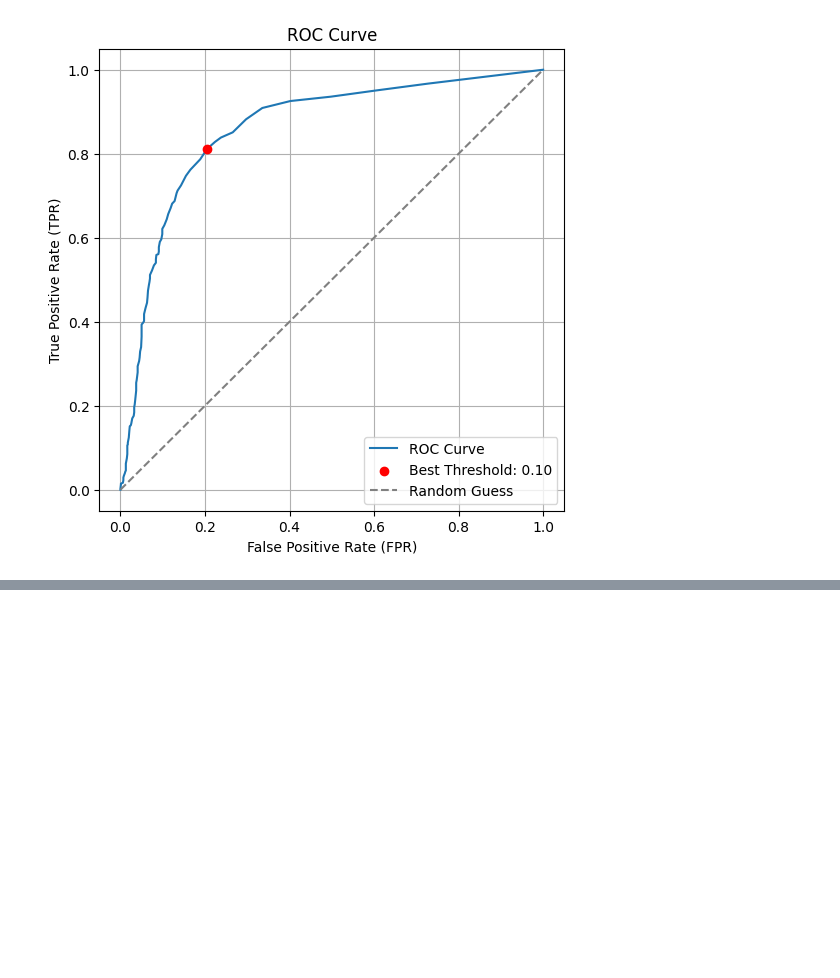
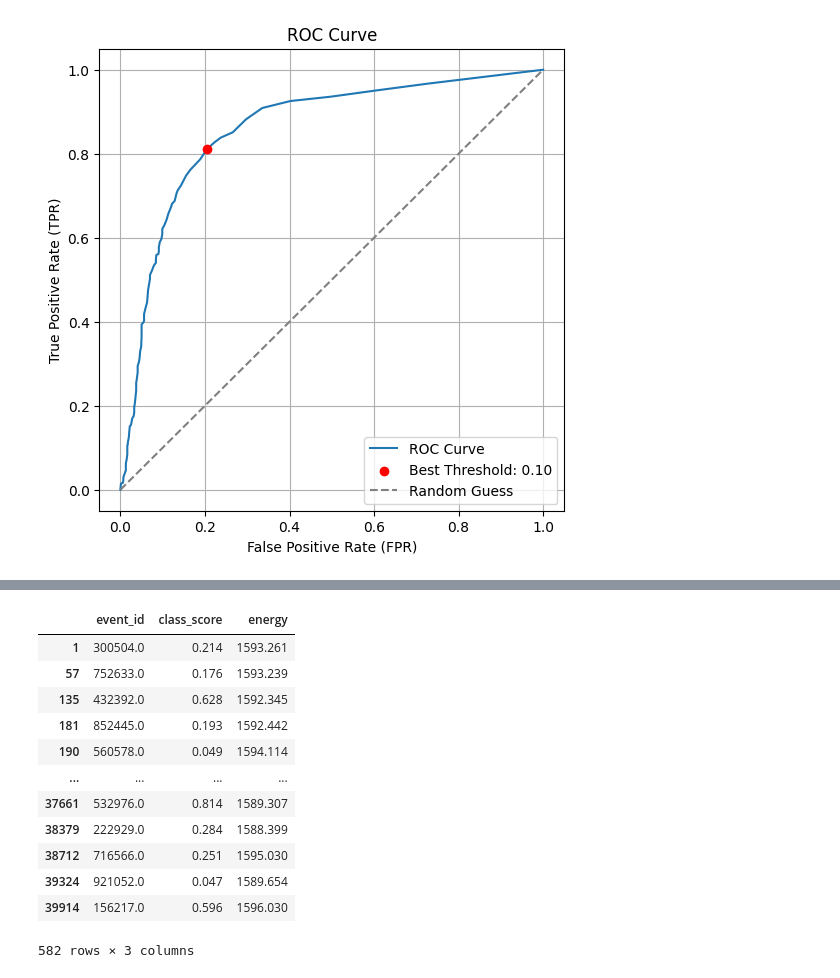
Before and after one commit to TangyKiwi/DSC-291-Final-Project, a Jupyter notebook: scripts/detectorsABCcut_Kevin.ipynb, the cells around one changed output, grey strips where cells are left out. Cells and saved outputs as stored; diff of their text form; code cells hidden in the pictures; blank space fills up the shorter version.

```diff
--- a/scripts/detectorsABCcut_Kevin.ipynb
+++ b/scripts/detectorsABCcut_Kevin.ipynb
@@ -366,0 +377,16 @@ Detector Target, TPR: 0.8421052631578947, FPR: 0.20588235294117646
+# %%
+pd.concat([B_signal_energy, B_signal_baseline])
+# %% [output]
+|  | event_id | class_score | energy |
+| 1 | 300504.0 | 0.214 | 1593.261 |
+| 57 | 752633.0 | 0.176 | 1593.239 |
+| 135 | 432392.0 | 0.628 | 1592.345 |
+| 181 | 852445.0 | 0.193 | 1592.442 |
+| 190 | 560578.0 | 0.049 | 1594.114 |
+| ... | ... | ... | ... |
+| 37661 | 532976.0 | 0.814 | 1589.307 |
+| 38379 | 222929.0 | 0.284 | 1588.399 |
+| 38712 | 716566.0 | 0.251 | 1595.030 |
+| 39324 | 921052.0 | 0.047 | 1589.654 |
+| 39914 | 156217.0 | 0.596 | 1596.030 |
+582 rows × 3 columns
```
Also changed, not shown: parts of 3 cells of this notebook.
